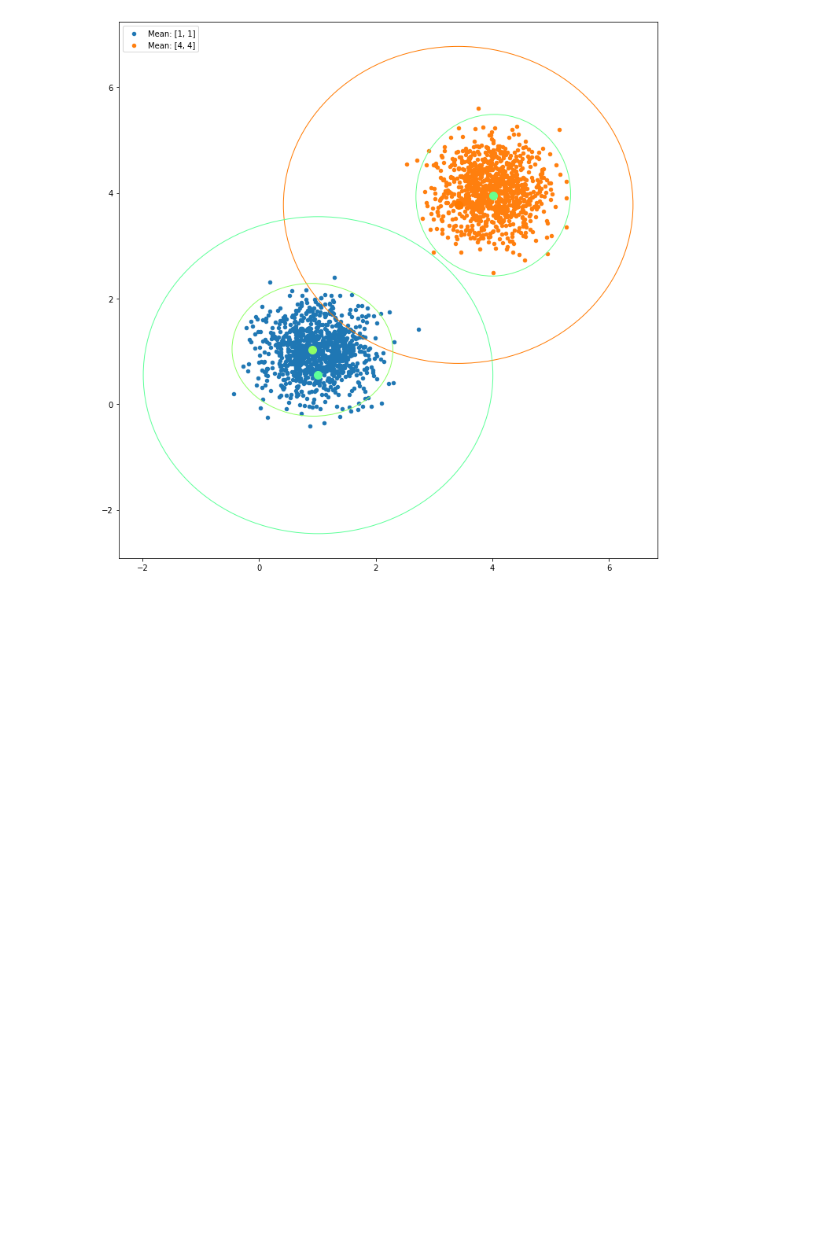
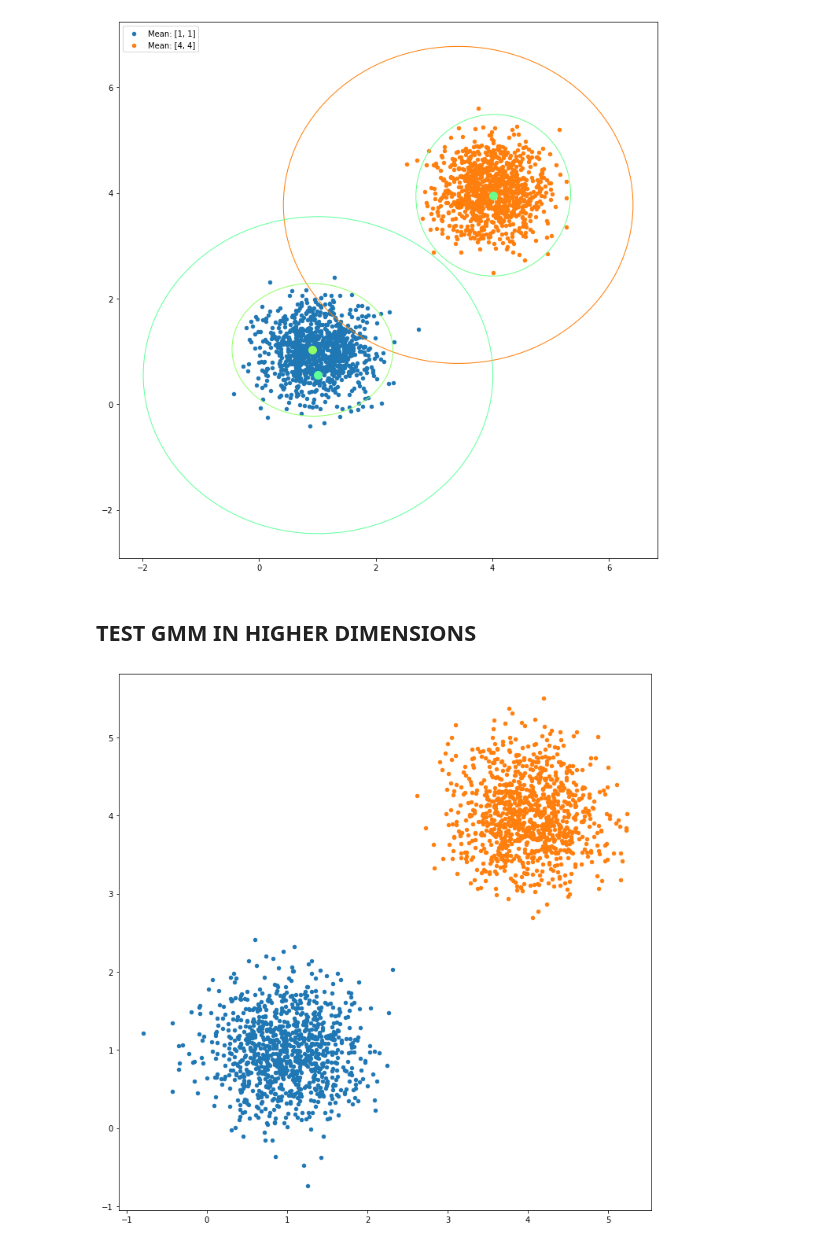
Before and after one commit to QuentinMaz/MDPFuzz_Replication, a Jupyter notebook: test_notebook.ipynb, the cells around one changed output. Drawn from its saved outputs; the diff is of its cells as text; code cells hidden in the pictures; blank space fills up the shorter version.

```diff
--- a/test_notebook.ipynb
+++ b/test_notebook.ipynb
@@ -76,3 +76,16 @@ utils.plot_gaussians(gmm.means, gmm.covariances, ax)
 fig
 # %% [output]
 [figure]
+# %% [markdown]
+## TEST GMM IN HIGHER DIMENSIONS
+# %%
+import tqdm
+test_rng: np.random.Generator = np.random.default_rng(0)
+cluster_means = [
+    [1, 1],
+    [4, 4],
+]
+initial_data, fig, ax = utils.generate_clustered_data(dim, k, cluster_means, num_points_per_cluster=1000, plot=True, spread_factor=0.05, rng=test_rng)
+shuffle_data = test_rng.permutation(initial_data)
+# %% [output]
+[figure, added]
```
Also changed, not shown: parts of 8 cells of this notebook, 6 other files.
